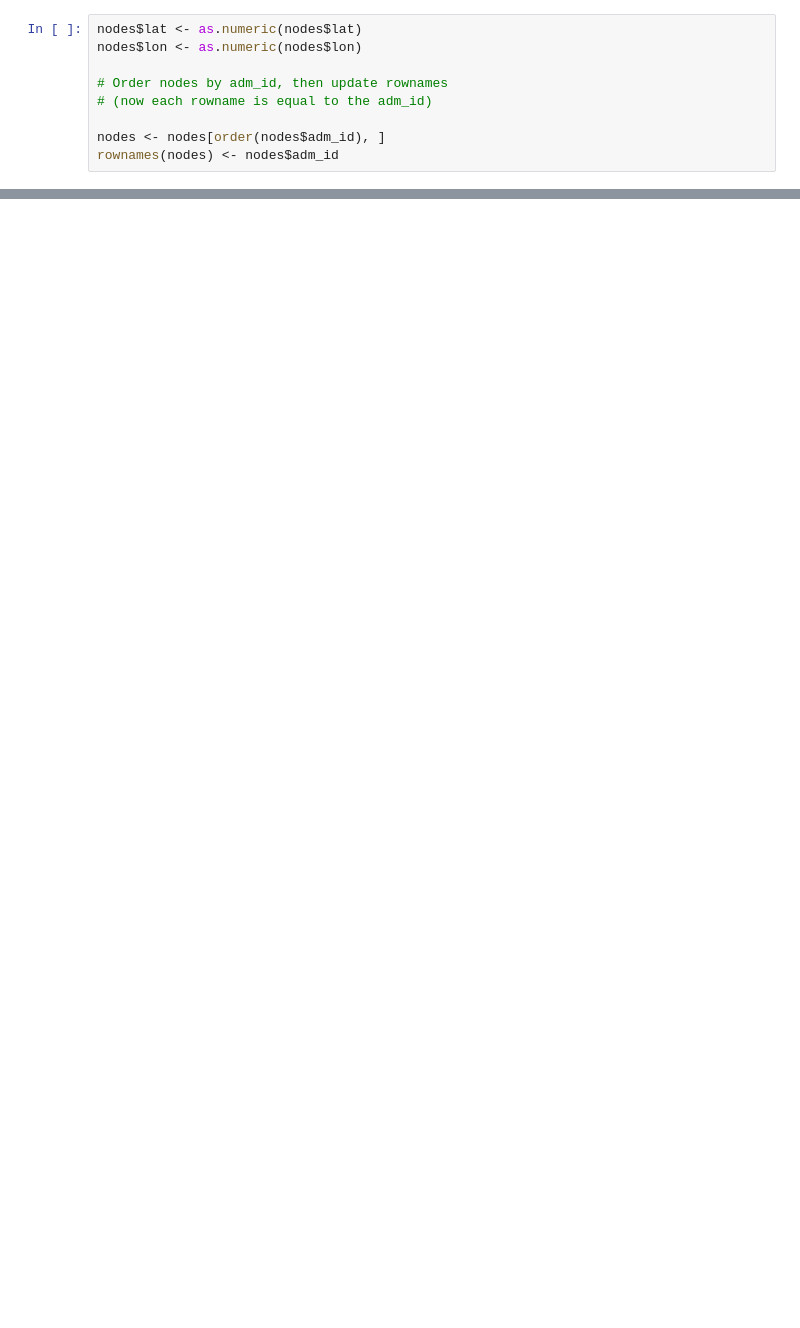
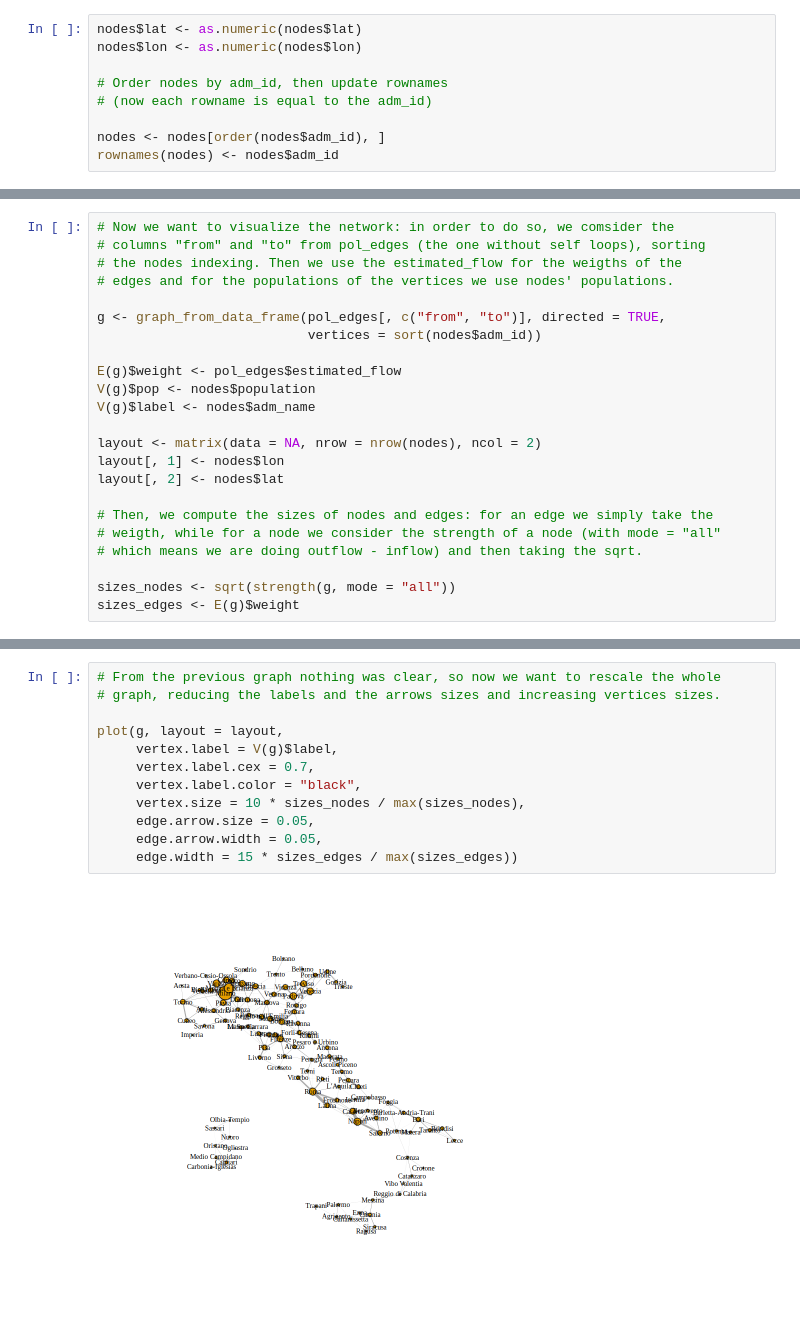
Before and after one commit to Kallo27/Complex_networks, a Jupyter notebook: Lab5.ipynb, the cells around one changed output, grey strips where cells are left out. Cells and saved outputs as stored; diff of their text form; blank space fills up the shorter version.

```diff
--- a/Lab5.ipynb
+++ b/Lab5.ipynb
@@ -50,0 +69,23 @@ ggplot(edges, aes(x = length_km, y = haversine)) +
+# %%
+# Now we want to visualize the network: in order to do so, we comsider the
+# columns "from" and "to" from pol_edges (the one without self loops), sorting
+# the nodes indexing. Then we use the estimated_flow for the weigths of the
+# edges and for the populations of the vertices we use nodes' populations.
+
+g <- graph_from_data_frame(pol_edges[, c("from", "to")], directed = TRUE,
+                           vertices = sort(nodes$adm_id))
+
+E(g)$weight <- pol_edges$estimated_flow
+V(g)$pop <- nodes$population
+V(g)$label <- nodes$adm_name
+
+layout <- matrix(data = NA, nrow = nrow(nodes), ncol = 2)
+layout[, 1] <- nodes$lon
+layout[, 2] <- nodes$lat
+
+# Then, we compute the sizes of nodes and edges: for an edge we simply take the
+# weigth, while for a node we consider the strength of a node (with mode = "all"
+# which means we are doing outflow - inflow) and then taking the sqrt.
+
+sizes_nodes <- sqrt(strength(g, mode = "all"))
+sizes_edges <- E(g)$weight
@@ -50,0 +99,14 @@ ggplot(edges, aes(x = length_km, y = haversine)) +
+# %%
+# From the previous graph nothing was clear, so now we want to rescale the whole
+# graph, reducing the labels and the arrows sizes and increasing vertices sizes.
+
+plot(g, layout = layout,
+     vertex.label = V(g)$label,
+     vertex.label.cex = 0.7,
+     vertex.label.color = "black",
+     vertex.size = 10 * sizes_nodes / max(sizes_nodes),
+     edge.arrow.size = 0.05,
+     edge.arrow.width = 0.05,
+     edge.width = 15 * sizes_edges / max(sizes_edges))
+# %% [output]
+[figure, added]
```
Also changed, not shown: parts of 26 cells of this notebook.
